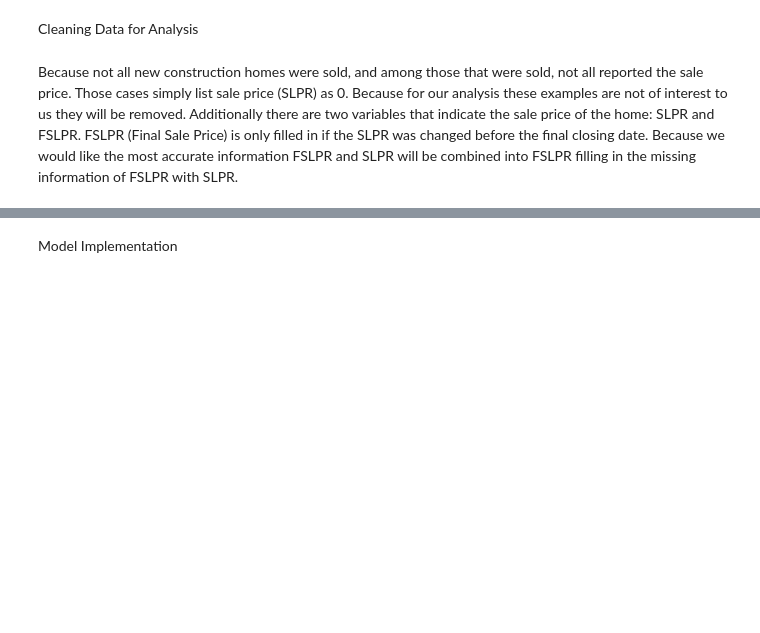
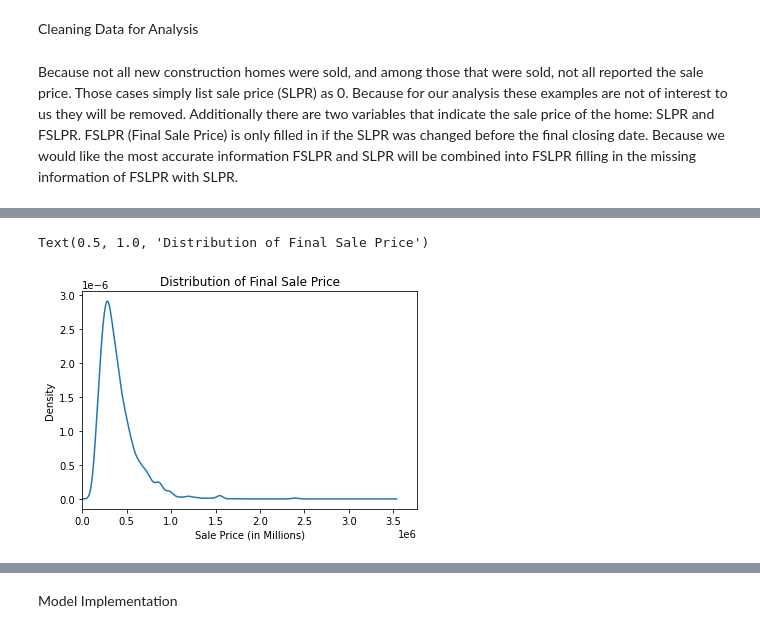
Before and after one commit to katechez8/Stat-451-Final-Project, a Jupyter notebook: data-cleaning.ipynb, the cells around one changed output, grey strips where cells are left out. Cells and saved outputs as stored; diff of their text form; code cells hidden in the pictures; blank space fills up the shorter version.

```diff
--- a/data-cleaning.ipynb
+++ b/data-cleaning.ipynb
@@ -31,0 +56,8 @@ xTrain, xTest, yTrain, yTest = train_test_split(x, y, test_size = 0.2, random_st
+# %%
+FSLPRdensity = cleaned_data['FSLPR'].plot(kind = 'density')
+FSLPRdensity.set_xlabel('Sale Price (in Millions)')
+FSLPRdensity.set_xlim(0)
+FSLPRdensity.set_title('Distribution of Final Sale Price')
+# %% [output]
+Text(0.5, 1.0, 'Distribution of Final Sale Price')
+[figure, added]
```
Also changed, not shown: parts of 8 cells of this notebook.
